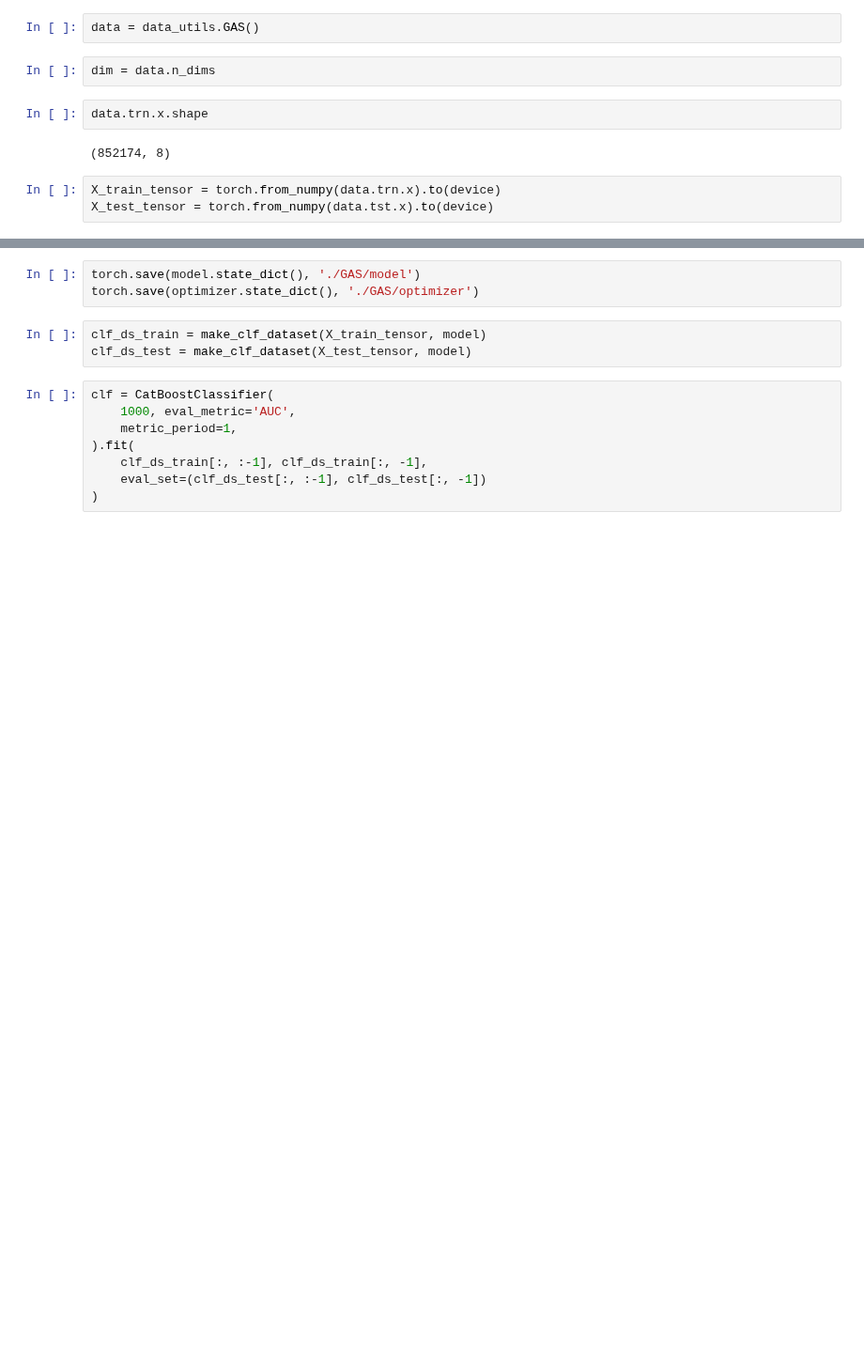
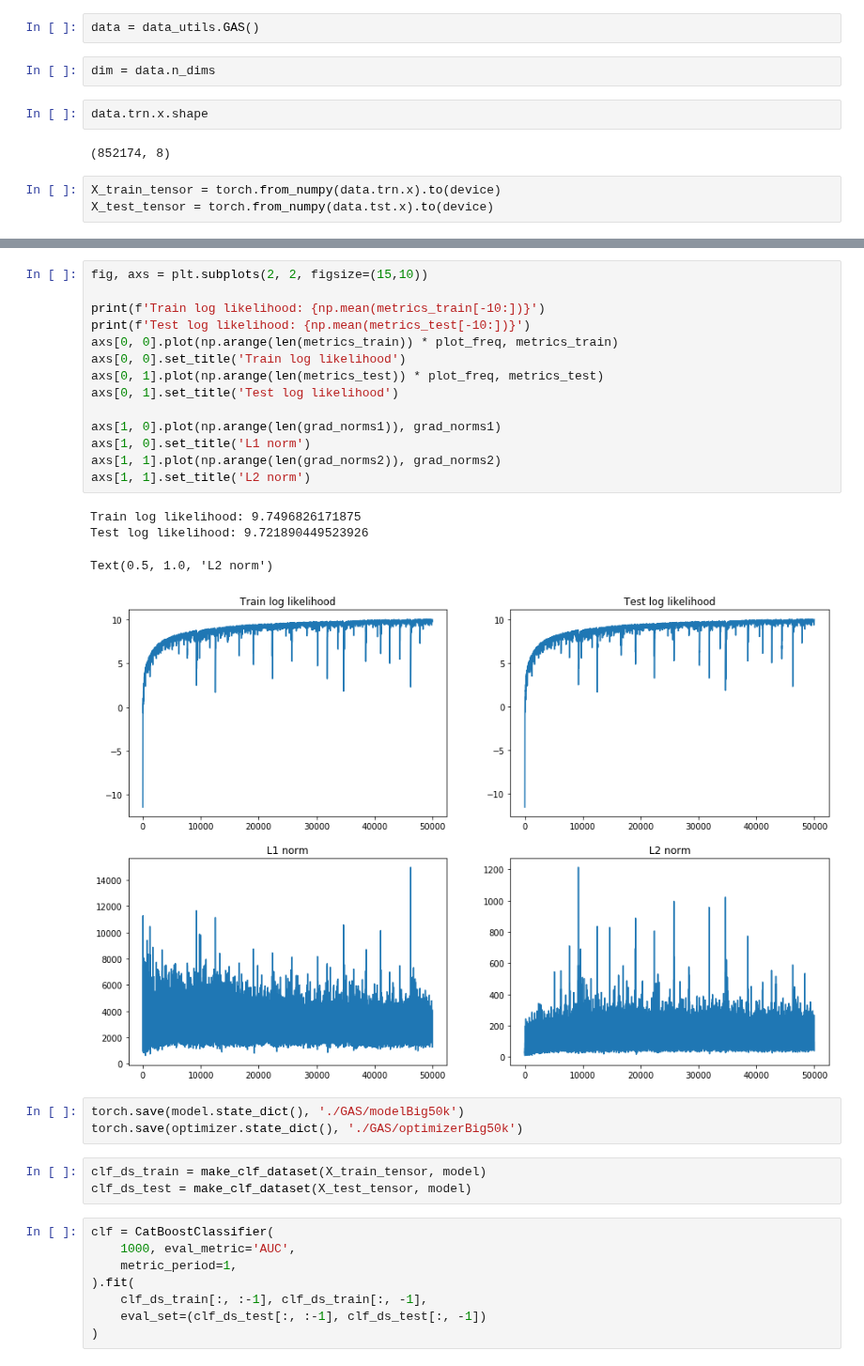
Before and after one commit to MaximArtemev/NFCalib, a Jupyter notebook: notebooks/gas_example.ipynb, the cells around one changed output, grey strips where cells are left out. Shown at 94% size. Saved outputs shown, nothing was run; the diff lists cells and outputs as text; blank space fills up the shorter version.

```diff
--- a/notebooks/gas_example.ipynb
+++ b/notebooks/gas_example.ipynb
@@ -98,6 +125,25 @@ Test log likelihood: 8.2859468460083
+# %%
+fig, axs = plt.subplots(2, 2, figsize=(15,10))
+
+print(f'Train log likelihood: {np.mean(metrics_train[-10:])}')
+print(f'Test log likelihood: {np.mean(metrics_test[-10:])}')
+axs[0, 0].plot(np.arange(len(metrics_train)) * plot_freq, metrics_train)
+axs[0, 0].set_title('Train log likelihood')
+axs[0, 1].plot(np.arange(len(metrics_test)) * plot_freq, metrics_test)
+axs[0, 1].set_title('Test log likelihood')
+
+axs[1, 0].plot(np.arange(len(grad_norms1)), grad_norms1)
+axs[1, 0].set_title('L1 norm')
+axs[1, 1].plot(np.arange(len(grad_norms2)), grad_norms2)
+axs[1, 1].set_title('L2 norm')
+# %% [output]
+Train log likelihood: 9.7496826171875
+Test log likelihood: 9.721890449523926
+Text(0.5, 1.0, 'L2 norm')
+[figure, added]
 # %%
-torch.save(model.state_dict(), './GAS/model')
-torch.save(optimizer.state_dict(), './GAS/optimizer')
+torch.save(model.state_dict(), './GAS/modelBig50k')
+torch.save(optimizer.state_dict(), './GAS/optimizerBig50k')
 # %%
 clf_ds_train = make_clf_dataset(X_train_tensor, model)
 clf_ds_test = make_clf_dataset(X_test_tensor, model)
```
Also changed, not shown: parts of 9 cells of this notebook.
